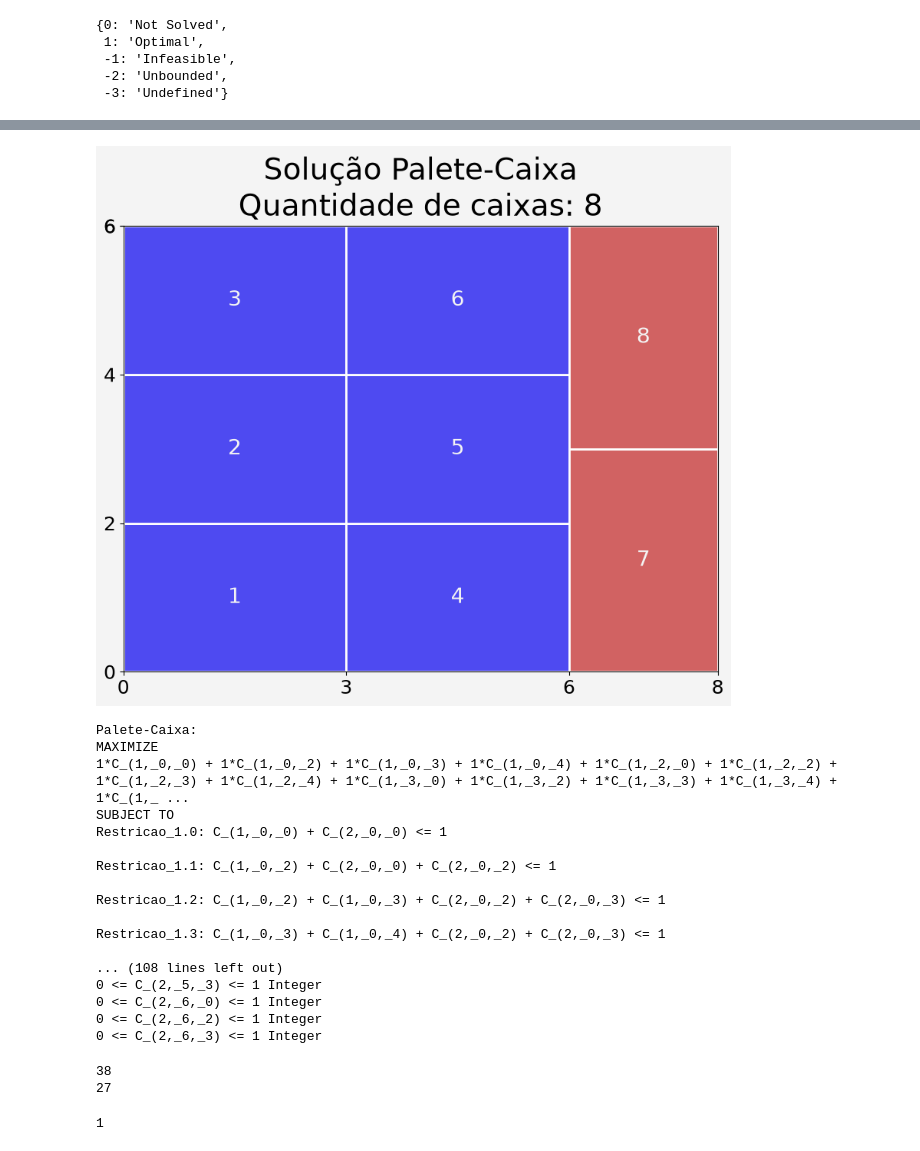
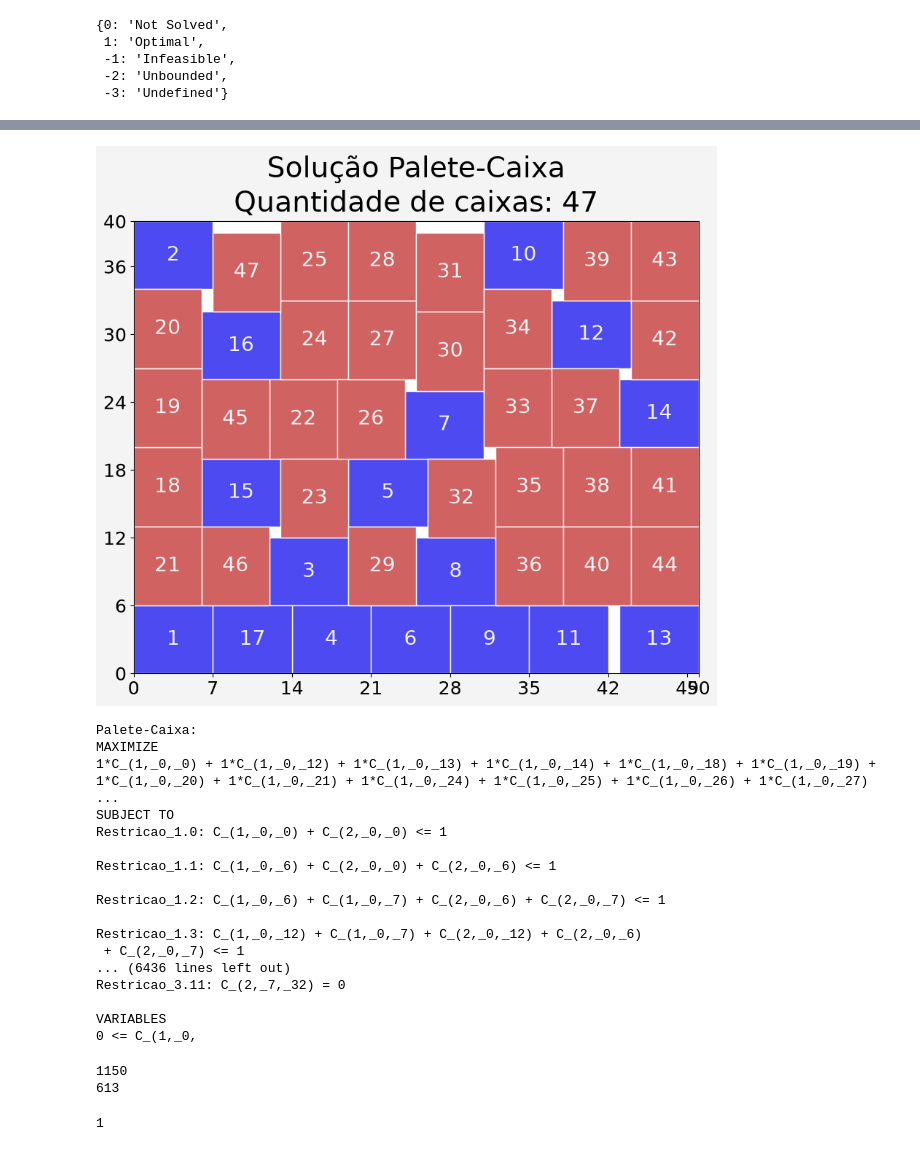
Before and after one commit to wrrnote-netizen/palete_caixa, a Jupyter notebook: palete_caixa_aula.ipynb, the cells around one changed output, grey strips where cells are left out. Saved outputs shown, nothing was run; the diff lists cells and outputs as text; code cells hidden in the pictures.

```diff
--- a/palete_caixa_aula.ipynb
+++ b/palete_caixa_aula.ipynb
@@ -9,7 +9,7 @@ larguras_palete = [6, 50, 40]
 comprimentos_caixa = [3, 5, 7]
 larguras_caixa = [2, 4, 6]
 # %%
-indice = 0
+indice = 2
 palete_comprimento = comprimentos_palete[indice]
 palete_largura = larguras_palete[indice]
 
@@ -494,35 +525,35 @@ a.set_xticklabels(a.get_xticks())
 a.set_yticklabels(a.get_yticks())
 
 qtd_caixas = len(variaveis_organizadas)
 for indice_caixa, variavel_organizada in enumerate(variaveis_organizadas, 1):
     i, p, q = variavel_organizada
 
     ax.add_patch(plt.Rectangle(xy=(p, q),
                                width=ls[i - 1],
                                height=ws[i - 1],
                                facecolor="#4e4af1" if i == 1 else "#d16262",
-                               edgecolor="white", lw=2,
+                               edgecolor="white", lw=1,
                                alpha=1,))
 
     plt.text(x=p + ls[i - 1] / 2,
              y=q + ws[i - 1] / 2,
              s=f"{indice_caixa}",
              fontsize=20,
              color="#f4f4f4",
              ha="center",
              va="center")
 
 ax.set_title(f"Solução Palete-Caixa\nQuantidade de caixas: {qtd_caixas}",
                 fontsize=28)
 
 ax.set_xlim(0, L)
 ax.set_ylim(0, W)
 ax.set_aspect("equal")
 
 ax.xaxis.set_tick_params(labelsize=18)
 ax.yaxis.set_tick_params(labelsize=18)
 # %% [output]
-[figure, old version]
+[figure, new version]
 # %%
 from copy import deepcopy
 solucoes = [deepcopy(variaveis_organizadas)]
@@ -544,27 +575,27 @@ display(prob)
 # %% [output]
 Palete-Caixa:
 MAXIMIZE
-1*C_(1,_0,_0) + 1*C_(1,_0,_2) + 1*C_(1,_0,_3) + 1*C_(1,_0,_4) + 1*C_(1,_2,_0) + 1*C_(1,_2,_2) + 1*C_(1,_2,_3) + 1*C_(1,_2,_4) + 1*C_(1,_3,_0) + 1*C_(1,_3,_2) + 1*C_(1,_3,_3) + 1*C_(1,_3,_4) + 1*C_(1,_ ...
+1*C_(1,_0,_0) + 1*C_(1,_0,_12) + 1*C_(1,_0,_13) + 1*C_(1,_0,_14) + 1*C_(1,_0,_18) + 1*C_(1,_0,_19) + 1*C_(1,_0,_20) + 1*C_(1,_0,_21) + 1*C_(1,_0,_24) + 1*C_(1,_0,_25) + 1*C_(1,_0,_26) + 1*C_(1,_0,_27) ...
 SUBJECT TO
 Restricao_1.0: C_(1,_0,_0) + C_(2,_0,_0) <= 1
 
-Restricao_1.1: C_(1,_0,_2) + C_(2,_0,_0) + C_(2,_0,_2) <= 1
+Restricao_1.1: C_(1,_0,_6) + C_(2,_0,_0) + C_(2,_0,_6) <= 1
 
-Restricao_1.2: C_(1,_0,_2) + C_(1,_0,_3) + C_(2,_0,_2) + C_(2,_0,_3) <= 1
+Restricao_1.2: C_(1,_0,_6) + C_(1,_0,_7) + C_(2,_0,_6) + C_(2,_0,_7) <= 1
 
-Restricao_1.3: C_(1,_0,_3) + C_(1,_0,_4) + C_(2,_0,_2) + C_(2,_0,_3) <= 1
+Restricao_1.3: C_(1,_0,_12) + C_(1,_0,_7) + C_(2,_0,_12) + C_(2,_0,_6)
+ + C_(2,_0,_7) <= 1
+... (6436 lines left out)
+Restricao_3.11: C_(2,_7,_32) = 0
 
-... (108 lines left out)
-0 <= C_(2,_5,_3) <= 1 Integer
-0 <= C_(2,_6,_0) <= 1 Integer
-0 <= C_(2,_6,_2) <= 1 Integer
-0 <= C_(2,_6,_3) <= 1 Integer
+VARIABLES
+0 <= C_(1,_0,
 # %%
 print(prob.numVariables())
 print(prob.numConstraints())
 # %% [output]
-38
-27
+1150
+613
 # %%
 prob.solve(solver)
 # %% [output]
```
Also changed, not shown: parts of 31 cells of this notebook, 5 other files.
